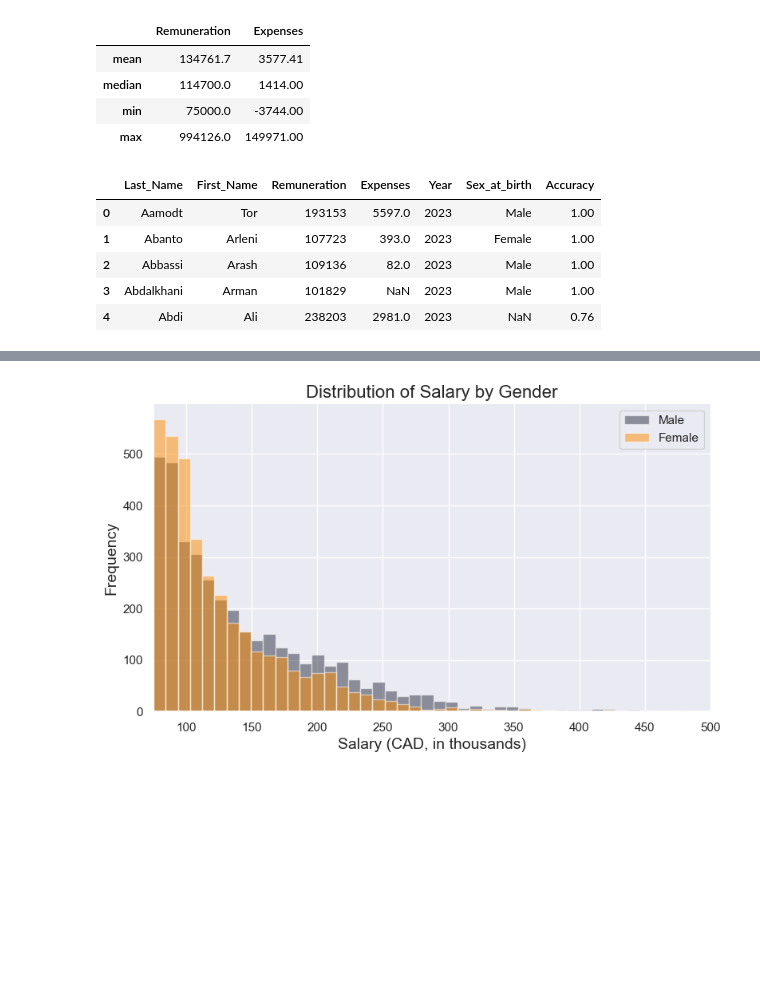
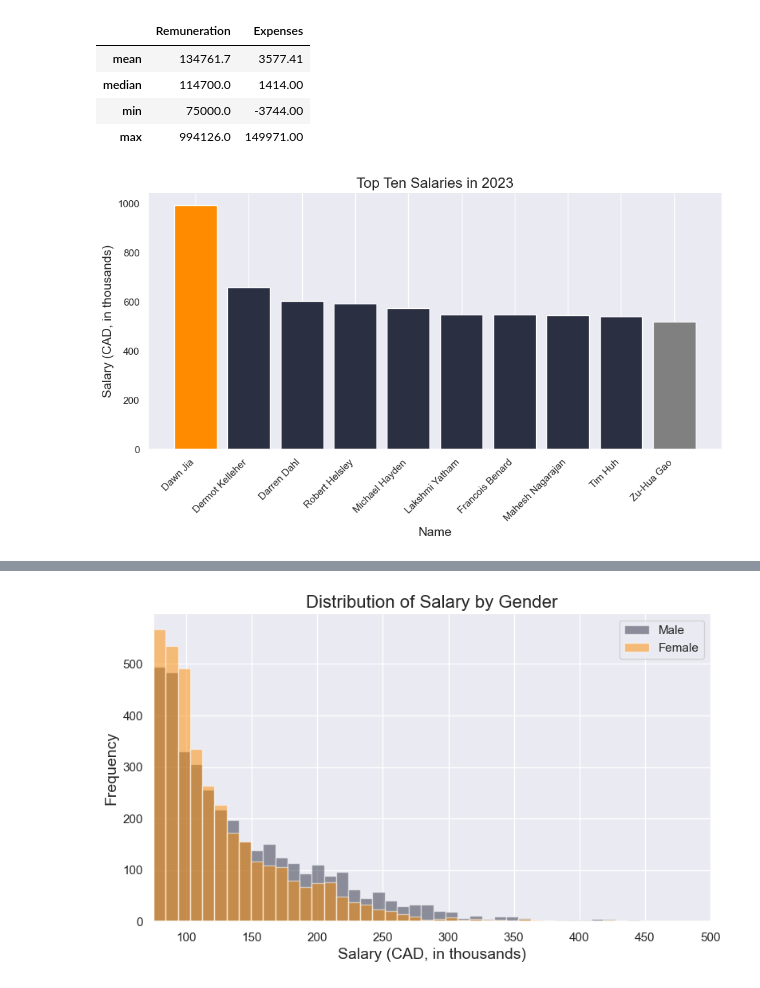
Before and after one commit to jjadeb/UBCSalary, a Jupyter notebook: test.ipynb, the cells around one changed output, grey strips where cells are left out. Cells and saved outputs as stored; diff of their text form; code cells hidden in the pictures; blank space fills up the shorter version.

```diff
--- a/test.ipynb
+++ b/test.ipynb
@@ -35,11 +35,46 @@ data_summary
 | min | 75000.0 | -3744.00 |
 | max | 994126.0 | 149971.00 |
 # %%
-data.head()
+# Filter data for the year 2023
+filtered_data = data[data["Year"] == 2023]
+filtered_data['Remuneration'] = filtered_data['Remuneration']/1000
+filtered_data['Name'] = filtered_data['First_Name'] + ' ' + filtered_data['Last_Name']
+
+# Sort the data by remuneration in descending order and select the top ten rows
+top_ten_data = filtered_data.nlargest(10, 'Remuneration')
+
+# Set font sizes and style
+plt.rcParams.update({'font.size': 14, 'font.family': 'sans-serif'})
+
+# Define colors for male and female
+colours = ['#FF8C00', '#2B2F42','#808080']
+
+# Create bar plot for the top ten remunerations colored by gender
+plt.figure(figsize=(10, 6))
+for index, row in top_ten_data.iterrows():
+    if row['Sex_at_birth'] == 'Female':
+        colour = colours[0]
+    elif row['Sex_at_birth'] == 'Male':
+        colour = colours[1]
+    else:
+        colour = colours[2]
+    plt.bar(row['Name'], row['Remuneration'], color=colour)
+
+# Set labels and title
+plt.xlabel('Name', fontdict={'size':14})
+plt.ylabel('Salary (CAD, in thousands)', fontdict={'size':14})
+plt.title('Top Ten Salaries in 2023', fontdict={'size':16})
+
+# Rotate x-axis labels for better readability
+plt.xticks(rotation=45, ha='right')
+
+# Hide the top and right spines
+plt.gca().spines['top'].set_visible(False)
+plt.gca().spines['right'].set_visible(False)
+
+plt.grid(axis='y')
+
+plt.tight_layout()
+plt.show()
 # %% [output]
-|  | Last_Name | First_Name | Remuneration | Expenses | Year | Sex_at_birth | Accuracy |
-| 0 | Aamodt | Tor | 193153 | 5597.0 | 2023 | Male | 1.00 |
-| 1 | Abanto | Arleni | 107723 | 393.0 | 2023 | Female | 1.00 |
-| 2 | Abbassi | Arash | 109136 | 82.0 | 2023 | Male | 1.00 |
-| 3 | Abdalkhani | Arman | 101829 | NaN | 2023 | Male | 1.00 |
-| 4 | Abdi | Ali | 238203 | 2981.0 | 2023 | NaN | 0.76 |
+[figure, added]
```
Also changed, not shown: parts of 3 cells of this notebook, 12 other files.
